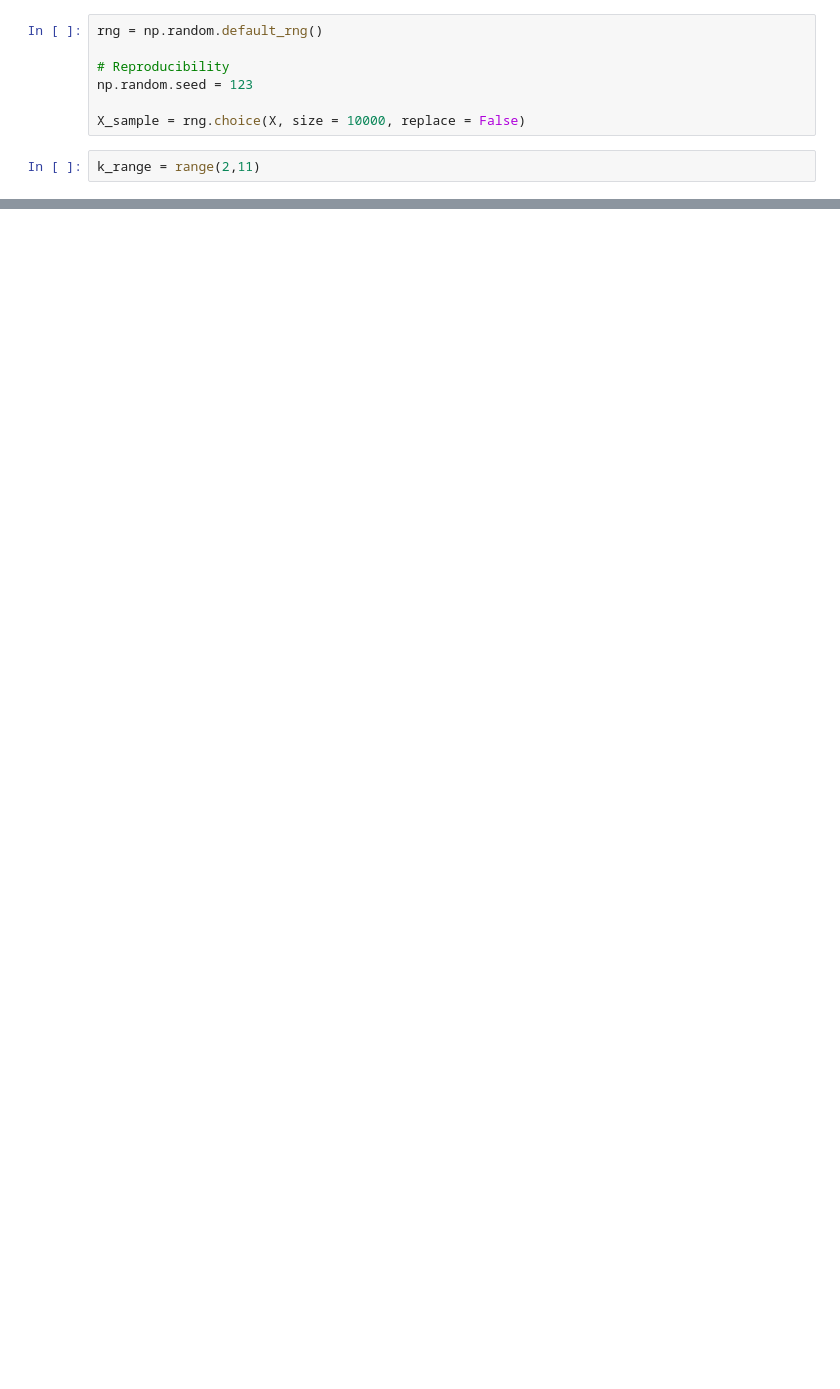
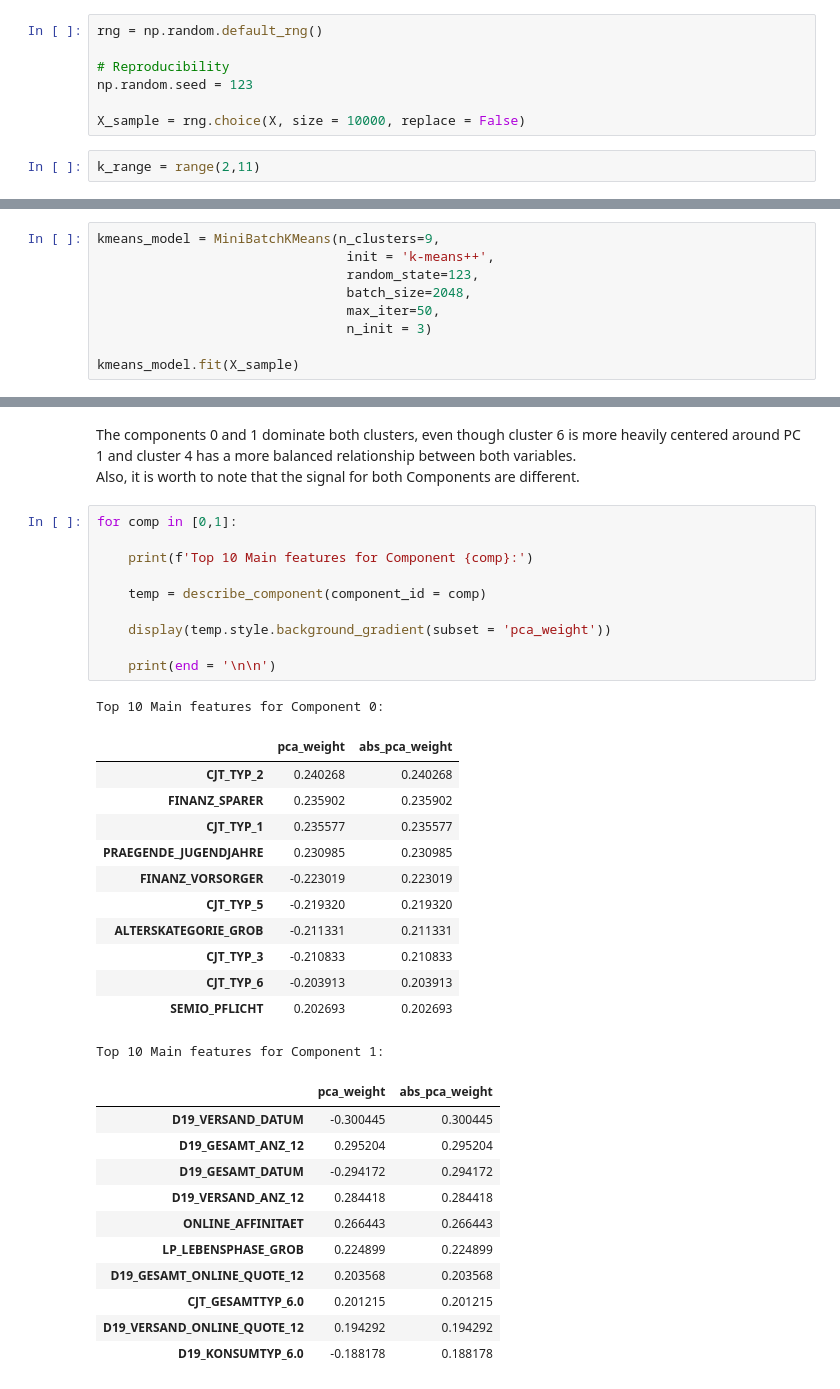
Before and after one commit to bglucca/ArvatoCustomerSegmentation, a Jupyter notebook: 04_modelling_segments.ipynb, the cells around one changed output, grey strips where cells are left out. Cells and saved outputs as stored; diff of their text form; blank space fills up the shorter version.

```diff
--- a/04_modelling_segments.ipynb
+++ b/04_modelling_segments.ipynb
@@ -289,0 +302,9 @@ sns.lineplot(x = range(2,11), y = sample_30k_distances, marker = 'o')
+# %%
+kmeans_model = MiniBatchKMeans(n_clusters=9,
+                                init = 'k-means++',
+                                random_state=123,
+                                batch_size=2048,
+                                max_iter=50,
+                                n_init = 3)
+
+kmeans_model.fit(X_sample)
@@ -289,0 +474,38 @@ sns.lineplot(x = range(2,11), y = sample_30k_distances, marker = 'o')
+# %% [markdown]
+The components 0 and 1 dominate both clusters, even though cluster 6 is more heavily centered around PC 1 and cluster 4 has a more balanced relationship between both variables.
+Also, it is worth to note that the signal for both Components are different.
+# %%
+for comp in [0,1]:
+
+    print(f'Top 10 Main features for Component {comp}:')
+
+    temp = describe_component(component_id = comp)
+
+    display(temp.style.background_gradient(subset = 'pca_weight'))
+
+    print(end = '\n\n')
+# %% [output]
+Top 10 Main features for Component 0:
+|  | pca_weight | abs_pca_weight |
+| CJT_TYP_2 | 0.240268 | 0.240268 |
+| FINANZ_SPARER | 0.235902 | 0.235902 |
+| CJT_TYP_1 | 0.235577 | 0.235577 |
+| PRAEGENDE_JUGENDJAHRE | 0.230985 | 0.230985 |
+| FINANZ_VORSORGER | -0.223019 | 0.223019 |
+| CJT_TYP_5 | -0.219320 | 0.219320 |
+| ALTERSKATEGORIE_GROB | -0.211331 | 0.211331 |
+| CJT_TYP_3 | -0.210833 | 0.210833 |
+| CJT_TYP_6 | -0.203913 | 0.203913 |
+| SEMIO_PFLICHT | 0.202693 | 0.202693 |
+Top 10 Main features for Component 1:
+|  | pca_weight | abs_pca_weight |
+| D19_VERSAND_DATUM | -0.300445 | 0.300445 |
+| D19_GESAMT_ANZ_12 | 0.295204 | 0.295204 |
+| D19_GESAMT_DATUM | -0.294172 | 0.294172 |
+| D19_VERSAND_ANZ_12 | 0.284418 | 0.284418 |
+| ONLINE_AFFINITAET | 0.266443 | 0.266443 |
+| LP_LEBENSPHASE_GROB | 0.224899 | 0.224899 |
+| D19_GESAMT_ONLINE_QUOTE_12 | 0.203568 | 0.203568 |
+| CJT_GESAMTTYP_6.0 | 0.201215 | 0.201215 |
+| D19_VERSAND_ONLINE_QUOTE_12 | 0.194292 | 0.194292 |
+| D19_KONSUMTYP_6.0 | -0.188178 | 0.188178 |
```
Also changed, not shown: parts of 33 cells of this notebook, 1 other file.
